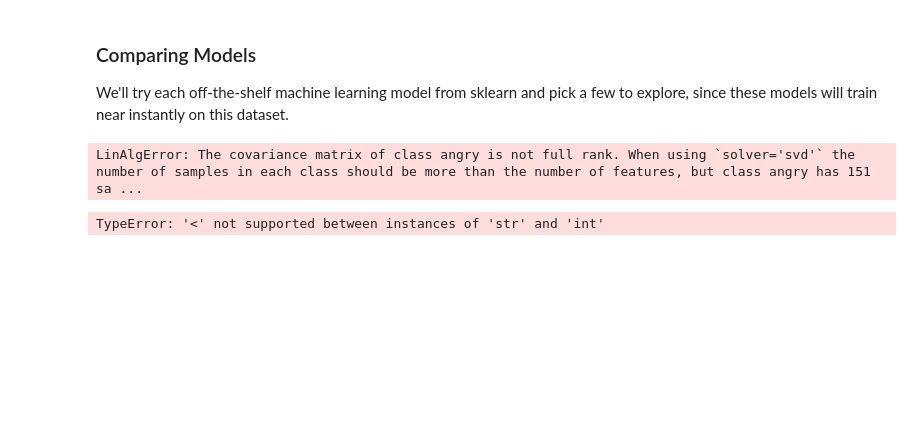
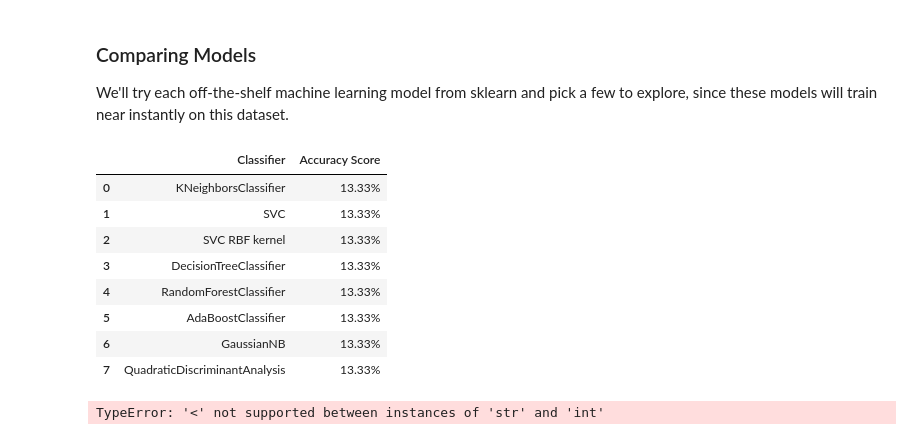
Before and after one commit to rebecccawong/Week3-ClassicML, a Jupyter notebook: Week_3_MachineLearning.ipynb, the cells around one changed output. Drawn from its saved outputs; the diff is of its cells as text; code cells hidden in the pictures; blank space fills up the shorter version.

```diff
--- a/Week_3_MachineLearning.ipynb
+++ b/Week_3_MachineLearning.ipynb
@@ -638,34 +663,56 @@ We'll try each off-the-shelf machine learning model from sklearn and pick a few
 # %%
 from sklearn.neighbors import KNeighborsClassifier
 from sklearn.svm import SVC
 from sklearn.tree import DecisionTreeClassifier
 from sklearn.ensemble import RandomForestClassifier, AdaBoostClassifier
 from sklearn.naive_bayes import GaussianNB
 from sklearn.discriminant_analysis import QuadraticDiscriminantAnalysis
+import pandas as pd
 
 # all models to be trained
 classification_models = [
     KNeighborsClassifier(),#(3),
     SVC(kernel='linear'),#, C=0.025),
     SVC(kernel='rbf'),
     DecisionTreeClassifier(),#max_depth=5),
     RandomForestClassifier(),#max_depth=5, n_estimators=10, max_features=1),
     AdaBoostClassifier(),
     GaussianNB(),
-    QuadraticDiscriminantAnalysis()]
+    #     previous: QuadraticDiscriminantAnalysis()]
+    QuadraticDiscriminantAnalysis(solver='eigen', shrinkage=0.1)]
 
 scores = []
 for model in classification_models:
-    # features.drop(columns=["Unnamed: 0"], inplace=True)
     # fit means "train"
-    model.fit(X_train_scaled, y_train)
-    score = model.score(X_test_scaled, y_test)
+    #     previous: model.fit(X_train_scaled, y_train)
+    model.fit(X_train_scaled, y_train.values.ravel())
+
+    # scaled RAVDESS results
+    # score = model.score(X_test_scaled, y_test)
+
+    # unscaled RAVDESS results
+    # score = model.score(X_test, y_test)
+
+    # scaled MY VOICE results
+    # score = model.score(myFeatures_scaled, myEmotions)
+
+    # unscaled MY VOICE results
+    # score = model.score(myFeatures, myEmotions)
+
     model_name = type(model).__name__
     if model_name=='SVC' and model.kernel=='rbf': model_name+=' RBF kernel'
     scores.append((model_name,(f'{100*score:.2f}%')))
 # Make it pretty
 scores_df = pd.DataFrame(scores,columns=['Classifier','Accuracy Score'])
 scores_df.sort_values(by='Accuracy Score',axis=0,ascending=False)
 # %% [output]
-LinAlgError: The covariance matrix of class angry is not full rank. When using `solver='svd'` the number of samples in each class should be more than the number of features, but class angry has 151 sa ...
+|  | Classifier | Accuracy Score |
+| 0 | KNeighborsClassifier | 13.33% |
+| 1 | SVC | 13.33% |
+| 2 | SVC RBF kernel | 13.33% |
+| 3 | DecisionTreeClassifier | 13.33% |
+| 4 | RandomForestClassifier | 13.33% |
+| 5 | AdaBoostClassifier | 13.33% |
+| 6 | GaussianNB | 13.33% |
+| 7 | QuadraticDiscriminantAnalysis | 13.33% |
 # %%
```
Also changed, not shown: parts of 15 cells of this notebook.
